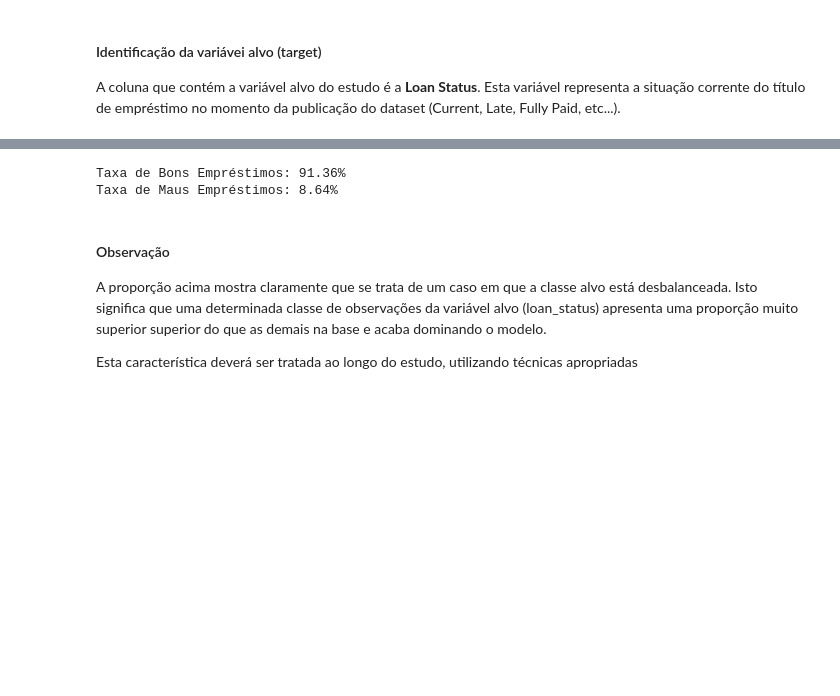
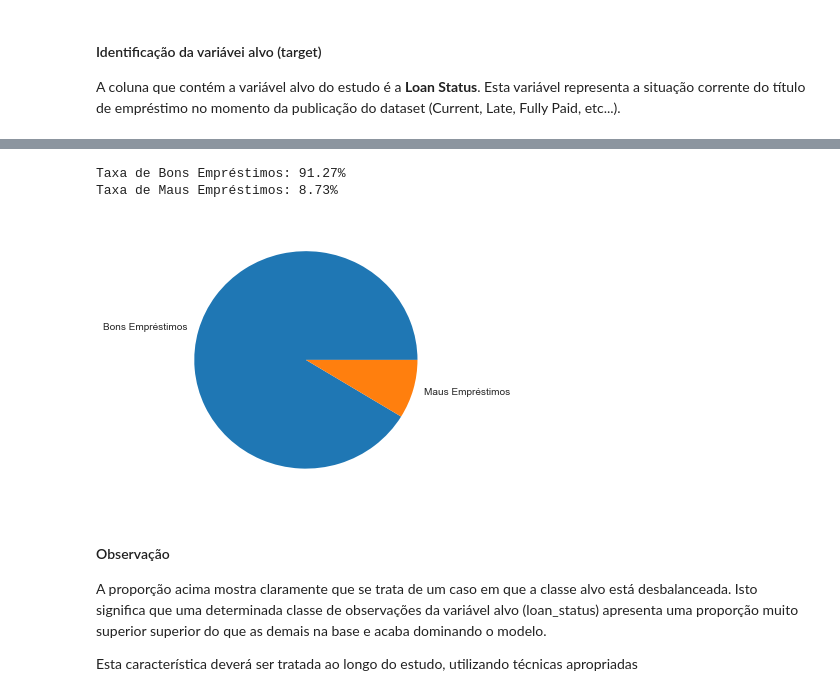
Before and after one commit to junqueira/lending-club-loan-data-analysis, a Jupyter notebook: notebook/Trabalho - Análises Preditivas.ipynb, the cells around one changed output, grey strips where cells are left out. Drawn from its saved outputs; the diff is of its cells as text; code cells hidden in the pictures; blank space fills up the shorter version.

```diff
--- a/notebook/Trabalho - Análises Preditivas.ipynb
+++ b/notebook/Trabalho - Análises Preditivas.ipynb
@@ -174,23 +212,26 @@ plt.show()
 # %%
 #Calcula proporção de empréstimos "Bons" e "Maus"
 good_loan = len(df[(df.loan_status=='Fully Paid') |
-                   (df.loan_status=='Current') |
-                   (df.loan_status=='Default')])
+                   (df.loan_status=='Current')])
 
 good_loan_ratio = good_loan/len(df)
 bad_loan_ratio = 1-good_loan_ratio
 
 print("Taxa de Bons Empréstimos: %.2f%%" % (good_loan_ratio*100))
 print("Taxa de Maus Empréstimos: %.2f%%" % (bad_loan_ratio*100))
 
-#plt.figure(figsize=(12,6))
-#plt.ylabel('Bons Empréstimos')
-#plt.xlabel('count')
-#df.valuesf['loan_status'].value_counts().plot(kind='barh',grid=True)
-#plt.show()
+pie_target_ratio = pd.Series({
+    "Bons Empréstimos":(good_loan_ratio*100),
+    "Maus Empréstimos":(bad_loan_ratio*100)
+})
+
+plt.figure(figsize=(5,5))
+plt.pie(x=pie_target_ratio,labels=pie_target_ratio.index)
+plt.show()
 # %% [output]
-Taxa de Bons Empréstimos: 91.36%
-Taxa de Maus Empréstimos: 8.64%
+Taxa de Bons Empréstimos: 91.27%
+Taxa de Maus Empréstimos: 8.73%
+[figure, added]
 # %% [markdown]
 <h4>Observação</h4>
 <p>A proporção acima mostra claramente que se trata de um caso em que a classe alvo está desbalanceada. Isto significa que uma determinada classe de observações da variável alvo (loan_status) apresenta uma proporção muito superior superior do que as demais na base e acaba dominando o modelo.</p>
```
Also changed, not shown: parts of 21 cells of this notebook.
